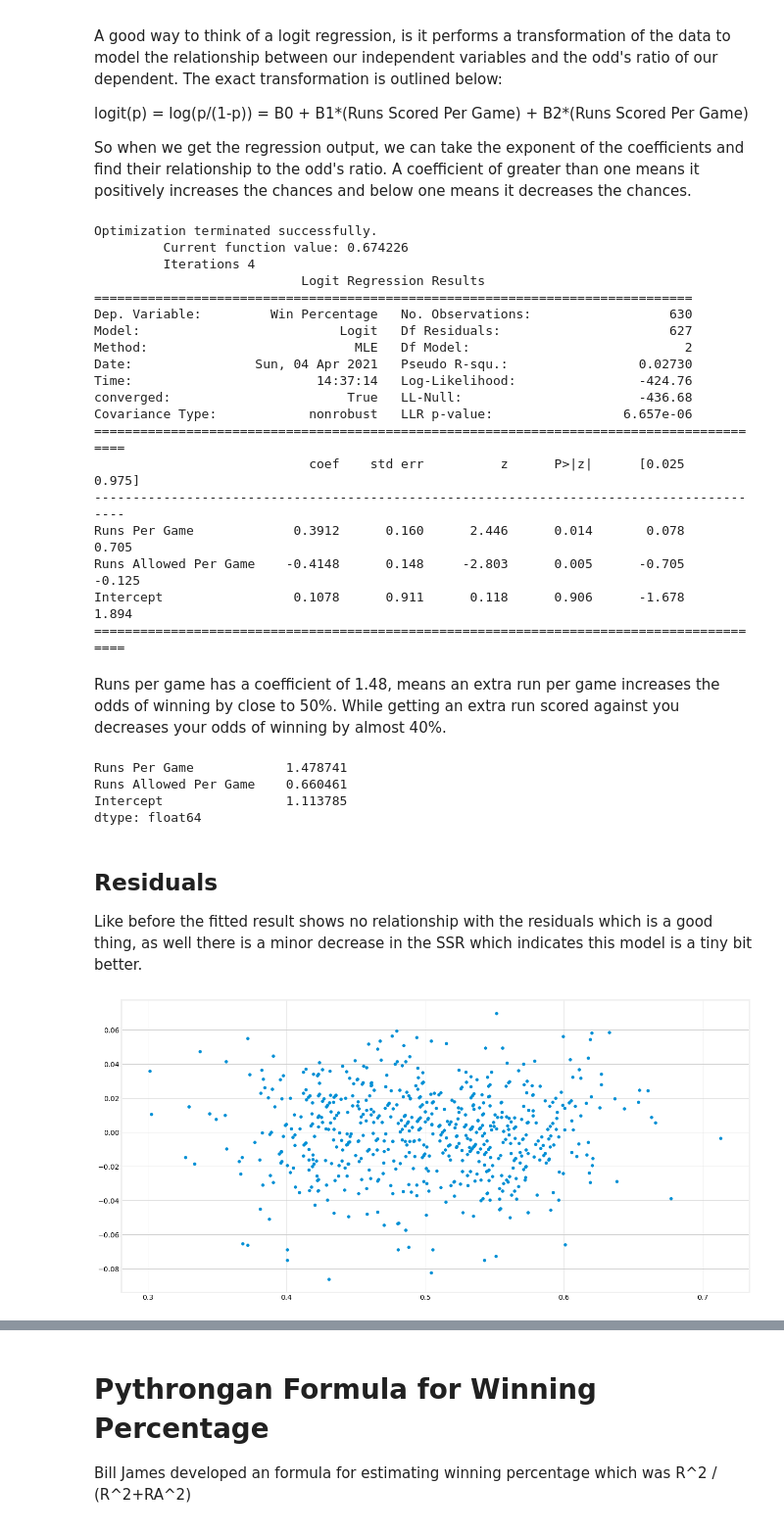
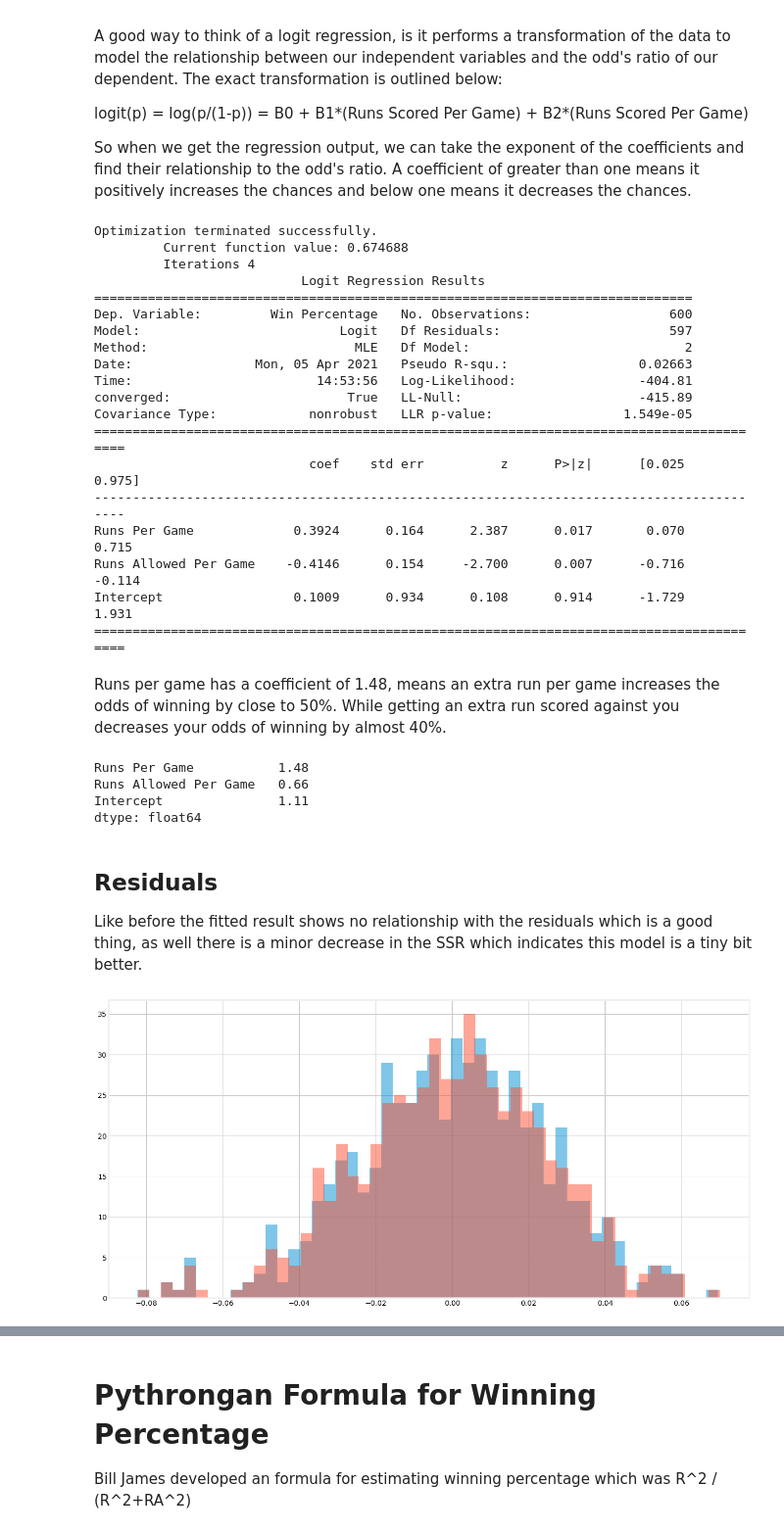
Before and after one commit to mattstonkus/Analyzing_Baseball_Data_Python, a Jupyter notebook: Runs and Wins.ipynb, the cells around one changed output, grey strips where cells are left out. Shown: that part at 98% size. Cells and saved outputs as stored; diff of their text form; code cells hidden in the pictures.

```diff
--- a/Runs and Wins.ipynb
+++ b/Runs and Wins.ipynb
@@ -27,7 +28,7 @@ We will use the Lahman dataset and only look at the relationship between runs an
 The next thing we need to do is calculate the Win Percentage (Wins divided by Games Played). We then calculate the average runs score and allowed per game.
 # %%
 teams_df = gd.make_df("Teams")
-teams_df = teams_df[teams_df['yearID'] >= 2000]
+teams_df = teams_df[(teams_df['yearID'] >= 2000) & (teams_df['yearID'] < 2020)]
 teams_df['Win Percentage'] = teams_df['W']/teams_df['G']
 teams_df['Runs Per Game'] = teams_df['R']/teams_df['G']
 teams_df['Runs Allowed Per Game'] = teams_df['RA']/teams_df['G']
@@ -91,11 +92,13 @@ Notes:
 [1] Standard Errors assume that the covariance matrix of the errors is correctly specified.
 # %%
 prediction = full_model.predict(teams_df[['Runs Per Game','Runs Allowed Per Game','Intercept']])
-res = prediction - teams_df['Win Percentage']
+teams_df['OLS Win Prediction'] = teams_df['G'] * prediction
+teams_df['OLS Residual'] = prediction - teams_df['Win Percentage']
 plt.style.use('fivethirtyeight')
 fig, ax = plt.subplots(figsize= (20,10))
 fig.patch.set_facecolor('white')
-ax.scatter(prediction, res)
+#ax.scatter(prediction, res)
+ax.hist(teams_df['OLS Residual'], alpha = 0.5, bins=50)
 ax.set_facecolor('white')
 #ax.set_xlim(0,100)
 #ax.set_ylim(-20,20)
@@ -120,32 +131,32 @@ logit_model = sm.Logit(y, X).fit()
 print(logit_model.summary())
 # %% [output]
 Optimization terminated successfully.
-         Current function value: 0.674226
+         Current function value: 0.674688
          Iterations 4
                            Logit Regression Results
 ==============================================================================
-Dep. Variable:         Win Percentage   No. Observations:                  630
-Model:                          Logit   Df Residuals:                      627
+Dep. Variable:         Win Percentage   No. Observations:                  600
+Model:                          Logit   Df Residuals:                      597
 Method:                           MLE   Df Model:                            2
-Date:                Sun, 04 Apr 2021   Pseudo R-squ.:                 0.02730
-Time:                        14:37:14   Log-Likelihood:                -424.76
-converged:                       True   LL-Null:                       -436.68
-Covariance Type:            nonrobust   LLR p-value:                 6.657e-06
+Date:                Mon, 05 Apr 2021   Pseudo R-squ.:                 0.02663
+Time:                        14:53:56   Log-Likelihood:                -404.81
+converged:                       True   LL-Null:                       -415.89
+Covariance Type:            nonrobust   LLR p-value:                 1.549e-05
 =========================================================================================
                             coef    std err          z      P>|z|      [0.025      0.975]
 -----------------------------------------------------------------------------------------
-Runs Per Game             0.3912      0.160      2.446      0.014       0.078       0.705
-Runs Allowed Per Game    -0.4148      0.148     -2.803      0.005      -0.705      -0.125
-Intercept                 0.1078      0.911      0.118      0.906      -1.678       1.894
+Runs Per Game             0.3924      0.164      2.387      0.017       0.070       0.715
+Runs Allowed Per Game    -0.4146      0.154     -2.700      0.007      -0.716      -0.114
+Intercept                 0.1009      0.934      0.108      0.914      -1.729       1.931
 =========================================================================================
 # %% [markdown]
 Runs per game has a coefficient of 1.48, means an extra run per game increases the odds of winning by close to 50%. While getting an extra run scored against you decreases your odds of winning by almost 40%.
 # %%
 np.exp(logit_model.params)
 # %% [output]
-Runs Per Game            1.478741
-Runs Allowed Per Game    0.660461
-Intercept                1.113785
+Runs Per Game           1.48
+Runs Allowed Per Game   0.66
+Intercept               1.11
 dtype: float64
 # %% [markdown]
 ## Residuals
@@ -153,13 +164,17 @@ dtype: float64
 Like before the fitted result shows no relationship with the residuals which is a good thing, as well there is a minor decrease in the SSR which indicates this model is a tiny bit better.
 # %%
 prediction = logit_model.predict(X)
-res = prediction - y
+#res = prediction - teams_df['Win Percentage']
+teams_df['Logit Win Prediction'] = teams_df['G'] * prediction
+teams_df['Logit Residual'] = prediction - teams_df['Win Percentage']
 plt.style.use('fivethirtyeight')
 fig, ax = plt.subplots(figsize= (20,10))
 fig.patch.set_facecolor('white')
-ax.scatter(prediction, res)
+#ax.scatter(prediction, res)
+ax.hist(teams_df['OLS Residual'], alpha = 0.5, bins=50)
+ax.hist(teams_df['Logit Residual'], alpha = 0.5, bins=50)
 ax.set_facecolor('white')
 #ax.set_xlim(0,100)
 #ax.set_ylim(-20,20)
 # %% [output]
-[figure, old version]
+[figure, new version]
```
Also changed, not shown: parts of 22 cells of this notebook.
